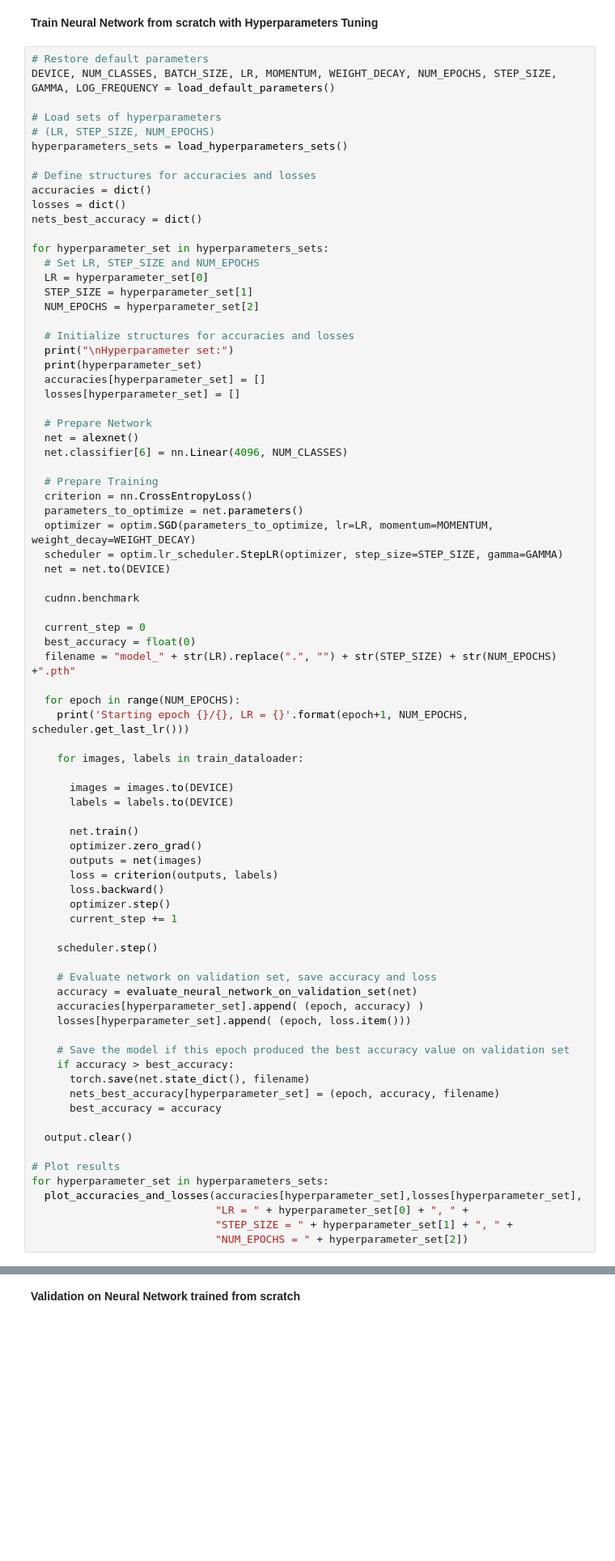
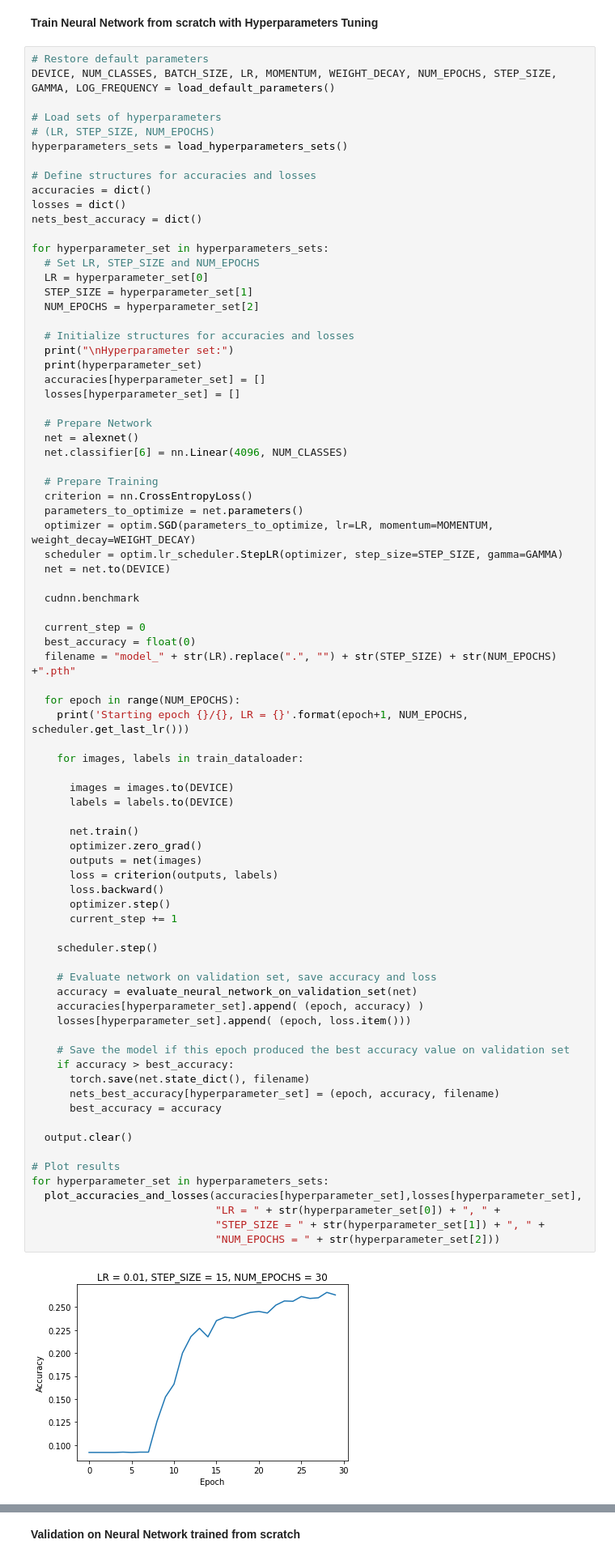
Before and after one commit to cpeluso/HW2-Image-Classification, a Jupyter notebook: HW2_Deep_Learning.ipynb, the cells around one changed output, grey strips where cells are left out. Shown at 81% size. Cells and saved outputs as stored; diff of their text form; blank space fills up the shorter version.

```diff
--- a/HW2_Deep_Learning.ipynb
+++ b/HW2_Deep_Learning.ipynb
@@ -347,33 +395,35 @@ for hyperparameter_set in hyperparameters_sets:
 
       images = images.to(DEVICE)
       labels = labels.to(DEVICE)
 
       net.train()
       optimizer.zero_grad()
       outputs = net(images)
       loss = criterion(outputs, labels)
       loss.backward()
       optimizer.step()
       current_step += 1
 
     scheduler.step()
 
     # Evaluate network on validation set, save accuracy and loss
     accuracy = evaluate_neural_network_on_validation_set(net)
     accuracies[hyperparameter_set].append( (epoch, accuracy) )
     losses[hyperparameter_set].append( (epoch, loss.item()))
 
     # Save the model if this epoch produced the best accuracy value on validation set
     if accuracy > best_accuracy:
       torch.save(net.state_dict(), filename)
       nets_best_accuracy[hyperparameter_set] = (epoch, accuracy, filename)
       best_accuracy = accuracy
 
   output.clear()
 
 # Plot results
 for hyperparameter_set in hyperparameters_sets:
   plot_accuracies_and_losses(accuracies[hyperparameter_set],losses[hyperparameter_set],
-                             "LR = " + hyperparameter_set[0] + ", " +
-                             "STEP_SIZE = " + hyperparameter_set[1] + ", " +
-                             "NUM_EPOCHS = " + hyperparameter_set[2])
+                             "LR = " + str(hyperparameter_set[0]) + ", " +
+                             "STEP_SIZE = " + str(hyperparameter_set[1]) + ", " +
+                             "NUM_EPOCHS = " + str(hyperparameter_set[2]))
+# %% [output]
+[figure, added]
```
Also changed, not shown: parts of 10 cells of this notebook.
